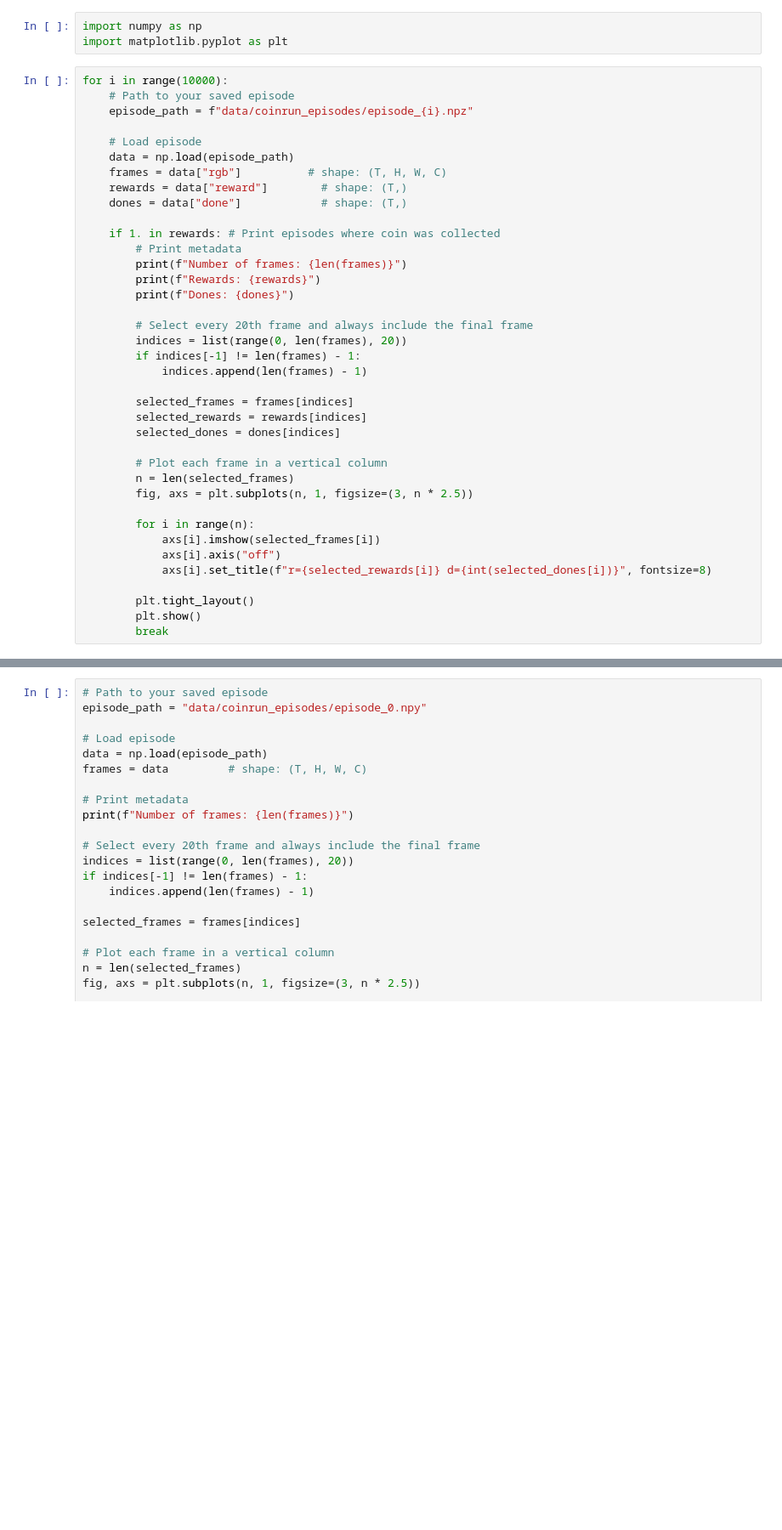
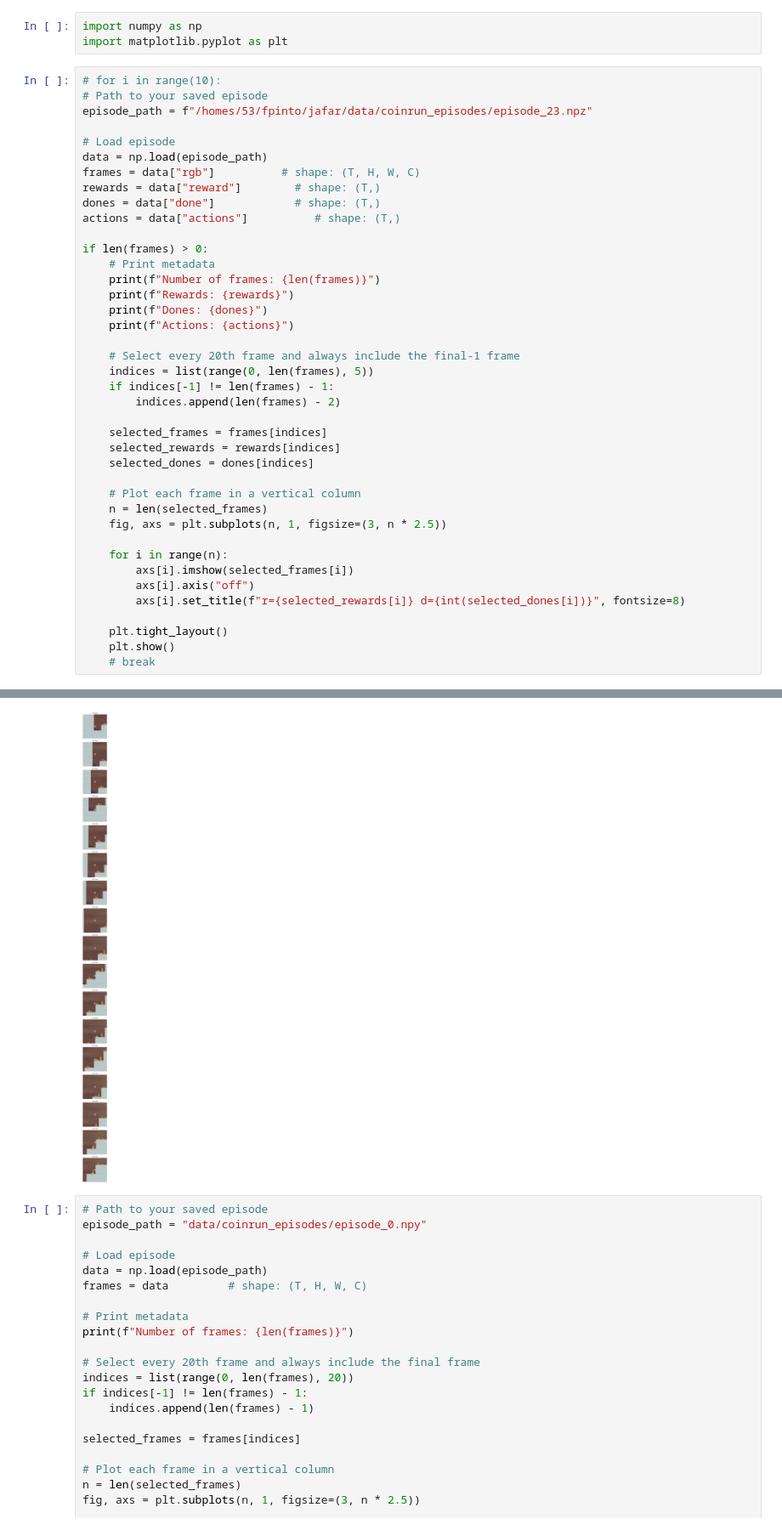
Before and after one commit to Lislaam/wm_inference, a Jupyter notebook: notebooks/inspect_data.ipynb, the cells around one changed output, grey strips where cells are left out. Shown at 85% size. Cells and saved outputs as stored; diff of their text form; blank space fills up the shorter version.

```diff
--- a/notebooks/inspect_data.ipynb
+++ b/notebooks/inspect_data.ipynb
@@ -2,40 +2,43 @@
 import numpy as np
 import matplotlib.pyplot as plt
 # %%
-for i in range(10000):
-    # Path to your saved episode
-    episode_path = f"data/coinrun_episodes/episode_{i}.npz"
+# for i in range(10):
+# Path to your saved episode
+episode_path = f"/homes/53/fpinto/jafar/data/coinrun_episodes/episode_23.npz"
 
-    # Load episode
-    data = np.load(episode_path)
-    frames = data["rgb"]          # shape: (T, H, W, C)
-    rewards = data["reward"]        # shape: (T,)
-    dones = data["done"]            # shape: (T,)
+# Load episode
+data = np.load(episode_path)
+frames = data["rgb"]          # shape: (T, H, W, C)
+rewards = data["reward"]        # shape: (T,)
+dones = data["done"]            # shape: (T,)
+actions = data["actions"]          # shape: (T,)
 
-    if 1. in rewards: # Print episodes where coin was collected
-        # Print metadata
-        print(f"Number of frames: {len(frames)}")
-        print(f"Rewards: {rewards}")
-        print(f"Dones: {dones}")
+if len(frames) > 0:
+    # Print metadata
+    print(f"Number of frames: {len(frames)}")
+    print(f"Rewards: {rewards}")
+    print(f"Dones: {dones}")
+    print(f"Actions: {actions}")
 
-        # Select every 20th frame and always include the final frame
-        indices = list(range(0, len(frames), 20))
-        if indices[-1] != len(frames) - 1:
-            indices.append(len(frames) - 1)
+    # Select every 20th frame and always include the final-1 frame
+    indices = list(range(0, len(frames), 5))
+    if indices[-1] != len(frames) - 1:
+        indices.append(len(frames) - 2)
 
-        selected_frames = frames[indices]
-        selected_rewards = rewards[indices]
-        selected_dones = dones[indices]
+    selected_frames = frames[indices]
+    selected_rewards = rewards[indices]
+    selected_dones = dones[indices]
 
-        # Plot each frame in a vertical column
-        n = len(selected_frames)
-        fig, axs = plt.subplots(n, 1, figsize=(3, n * 2.5))
+    # Plot each frame in a vertical column
+    n = len(selected_frames)
+    fig, axs = plt.subplots(n, 1, figsize=(3, n * 2.5))
 
-        for i in range(n):
-            axs[i].imshow(selected_frames[i])
-            axs[i].axis("off")
-            axs[i].set_title(f"r={selected_rewards[i]} d={int(selected_dones[i])}", fontsize=8)
+    for i in range(n):
+        axs[i].imshow(selected_frames[i])
+        axs[i].axis("off")
+        axs[i].set_title(f"r={selected_rewards[i]} d={int(selected_dones[i])}", fontsize=8)
 
-        plt.tight_layout()
-        plt.show()
-        break
+    plt.tight_layout()
+    plt.show()
+    # break
+# %% [output]
@@ -42,3 +60,4 @@ for i in range(10000):
+[figure, added]
 # %%
 # Path to your saved episode
 episode_path = "data/coinrun_episodes/episode_0.npy"
```
Also changed, not shown: parts of 1 cell of this notebook, 4 other files.
